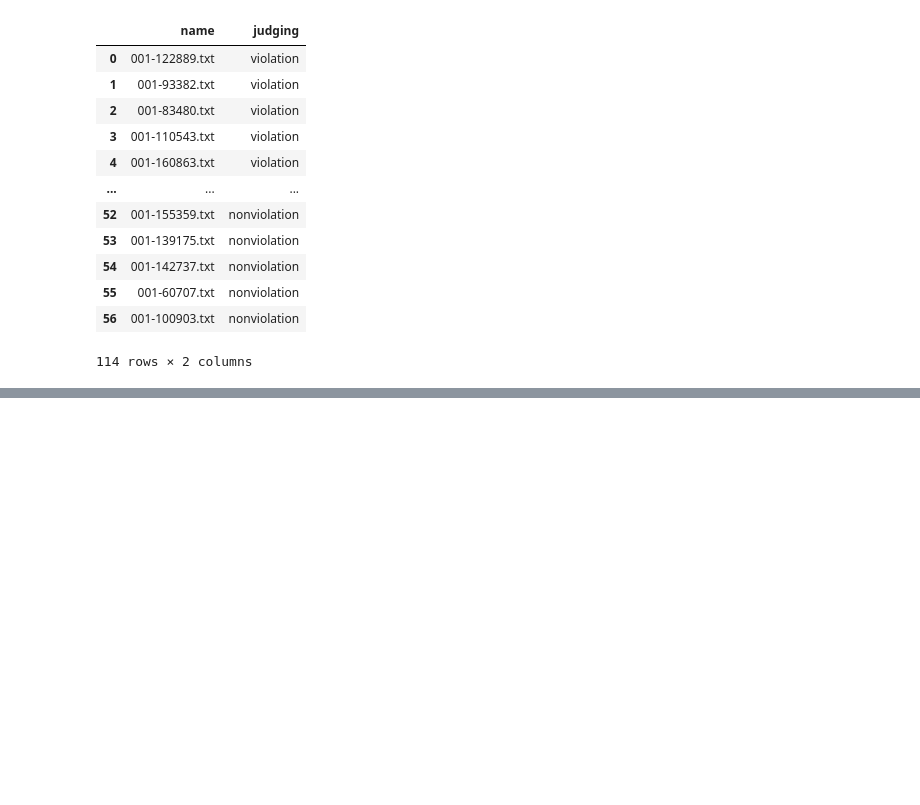
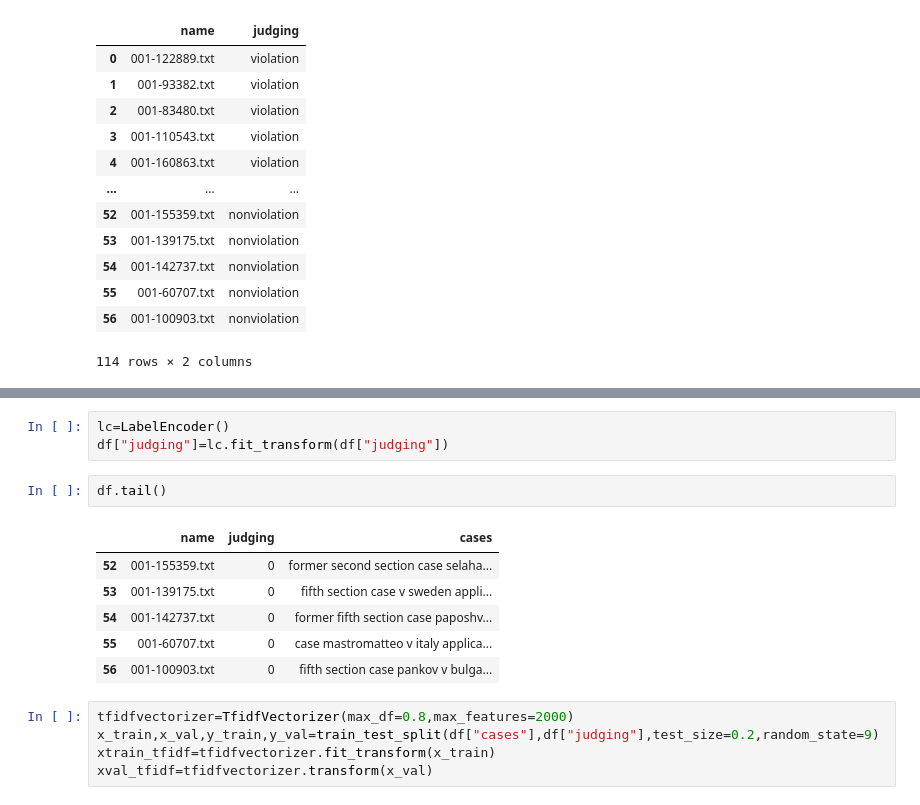
Before and after one commit to manjotmb20/Judicial-Decision-Prediction, a Jupyter notebook: judicial_decision.ipynb, the cells around one changed output, grey strips where cells are left out. Drawn from its saved outputs; the diff is of its cells as text; blank space fills up the shorter version.

```diff
--- a/judicial_decision.ipynb
+++ b/judicial_decision.ipynb
@@ -50,0 +111,17 @@ df
+# %%
+lc=LabelEncoder()
+df["judging"]=lc.fit_transform(df["judging"])
+# %%
+df.tail()
+# %% [output]
+|  | name | judging | cases |
+| 52 | 001-155359.txt | 0 | former second section case selaha... |
+| 53 | 001-139175.txt | 0 | fifth section case v sweden appli... |
+| 54 | 001-142737.txt | 0 | former fifth section case paposhv... |
+| 55 | 001-60707.txt | 0 | case mastromatteo v italy applica... |
+| 56 | 001-100903.txt | 0 | fifth section case pankov v bulga... |
+# %%
+tfidfvectorizer=TfidfVectorizer(max_df=0.8,max_features=2000)
+x_train,x_val,y_train,y_val=train_test_split(df["cases"],df["judging"],test_size=0.2,random_state=9)
+xtrain_tfidf=tfidfvectorizer.fit_transform(x_train)
+xval_tfidf=tfidfvectorizer.transform(x_val)
```
Also changed, not shown: parts of 15 cells of this notebook.
